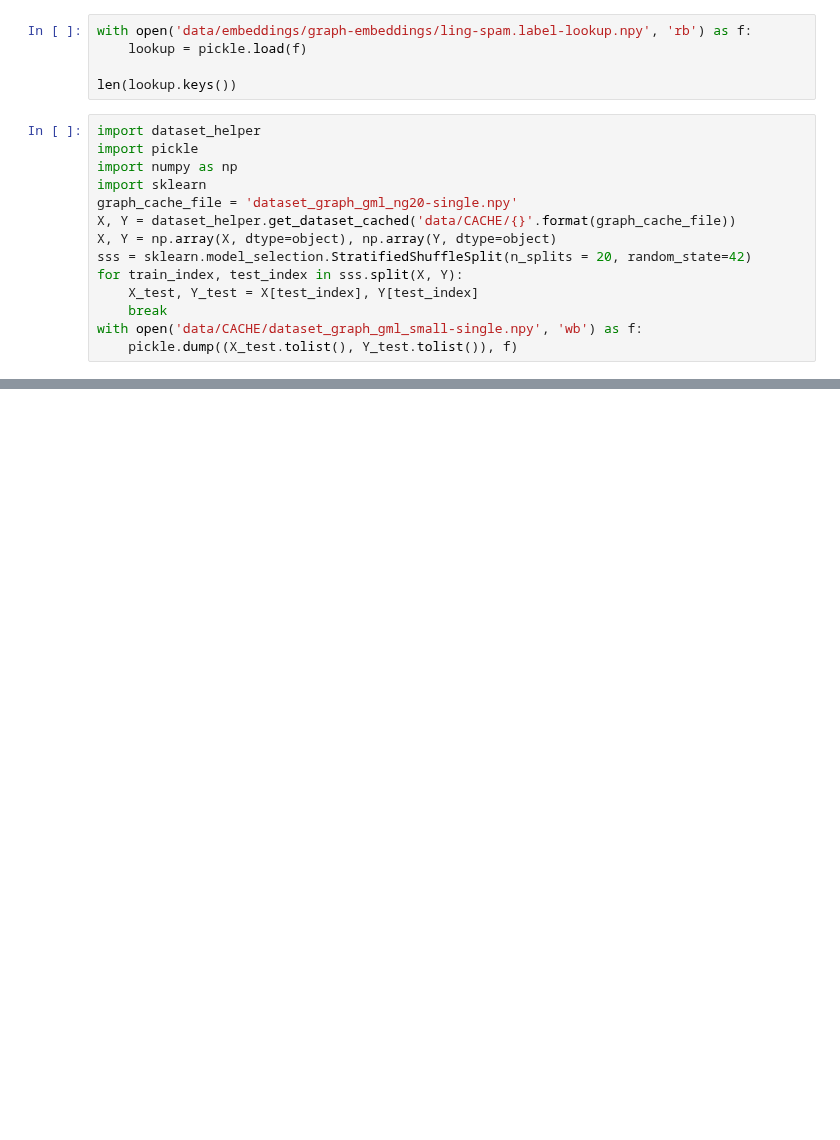
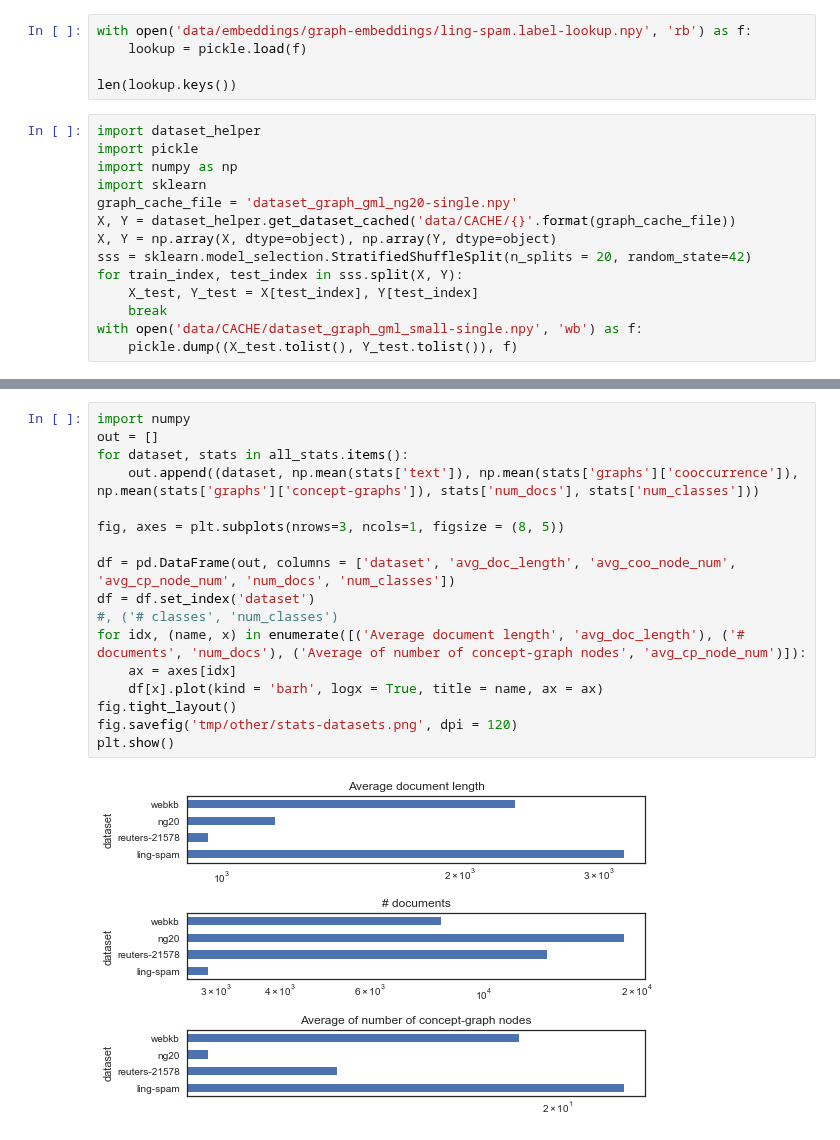
Before and after one commit to davidgengenbach/bachelor-thesis, a Jupyter notebook: code/dump.ipynb, the cells around one changed output, grey strips where cells are left out. Cells and saved outputs as stored; diff of their text form; blank space fills up the shorter version.

```diff
--- a/code/dump.ipynb
+++ b/code/dump.ipynb
@@ -446,0 +529,19 @@ with open('data/CACHE/dataset_graph_gml_small-single.npy', 'wb') as f:
+# %%
+import numpy
+out = []
+for dataset, stats in all_stats.items():
+    out.append((dataset, np.mean(stats['text']), np.mean(stats['graphs']['cooccurrence']), np.mean(stats['graphs']['concept-graphs']), stats['num_docs'], stats['num_classes']))
+
+fig, axes = plt.subplots(nrows=3, ncols=1, figsize = (8, 5))
+
+df = pd.DataFrame(out, columns = ['dataset', 'avg_doc_length', 'avg_coo_node_num', 'avg_cp_node_num', 'num_docs', 'num_classes'])
+df = df.set_index('dataset')
+#, ('# classes', 'num_classes')
+for idx, (name, x) in enumerate([('Average document length', 'avg_doc_length'), ('# documents', 'num_docs'), ('Average of number of concept-graph nodes', 'avg_cp_node_num')]):
+    ax = axes[idx]
+    df[x].plot(kind = 'barh', logx = True, title = name, ax = ax)
+fig.tight_layout()
+fig.savefig('tmp/other/stats-datasets.png', dpi = 120)
+plt.show()
+# %% [output]
+[figure, added]
```
Also changed, not shown: parts of 2 cells of this notebook, 16 other files.
